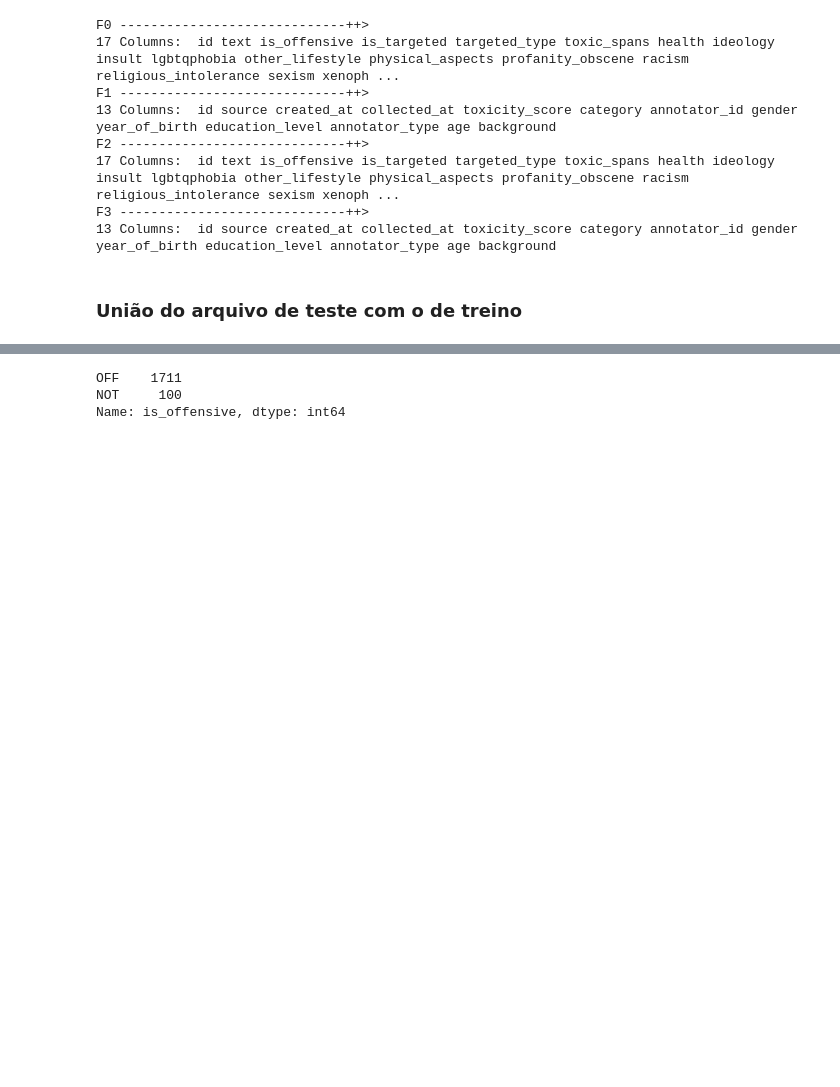
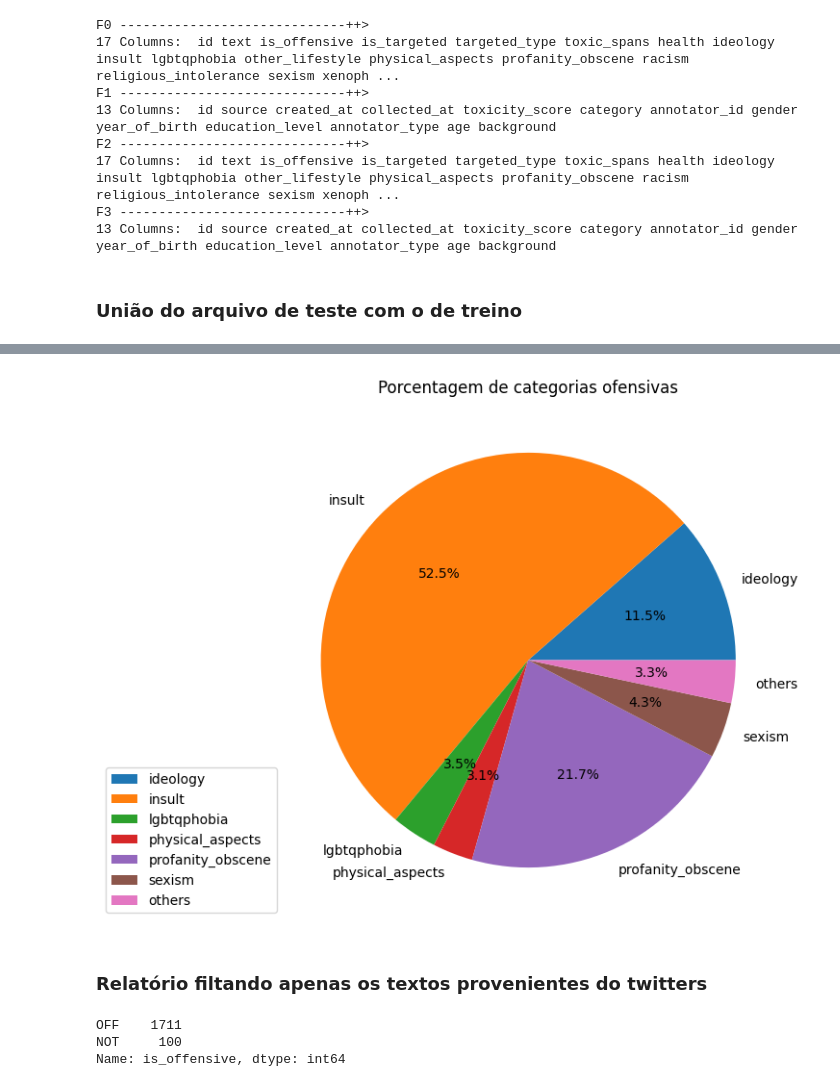
Before and after one commit to duvrdx/twitter_hate_speech, a Jupyter notebook: dataset_analysisv2.ipynb, the cells around one changed output, grey strips where cells are left out. Saved outputs shown, nothing was run; the diff lists cells and outputs as text; code cells hidden in the pictures; blank space fills up the shorter version.

Commit message:
update: relatório do dataset

```diff
--- a/dataset_analysisv2.ipynb
+++ b/dataset_analysisv2.ipynb
@@ -62,3 +84,26 @@ dataframes_merged = pd.concat([dataframes[0], dataframes[2]])
+# %%
+# identificar as colunas com menos de 150 ocorrências
+threshold = 150
+low_counts = counts[counts < threshold]
+
+counts.drop(index=low_counts.index, axis=1, inplace=True)
+
+# somar os valores das colunas com menos de 150 ocorrências e adicionar uma nova coluna ao DataFrame original
+df_filtered['others'] = df_filtered[low_counts.index].sum(axis=1)
+
+# atualizar o valor de counts com a nova coluna criada
+counts['others'] = df_filtered['others'].sum()
+
+# criar o gráfico de pizza com as novas informações
+plt.figure(figsize=(7, 7))
+plt.pie(counts, labels=counts.index, autopct='%1.1f%%')
+plt.title('Porcentagem de categorias ofensivas')
+plt.legend(counts.index, loc="lower center", bbox_to_anchor=(-0.15,0))
+plt.show()
+# %% [output]
+[figure, added]
+# %% [markdown]
+### Relatório filtando apenas os textos provenientes do twitters
 # %%
 df_metadata = dataframes[3]
 df_metadata = df_metadata[df_metadata["source"] == "Twitter"]
```
Also changed, not shown: parts of 7 cells of this notebook.
